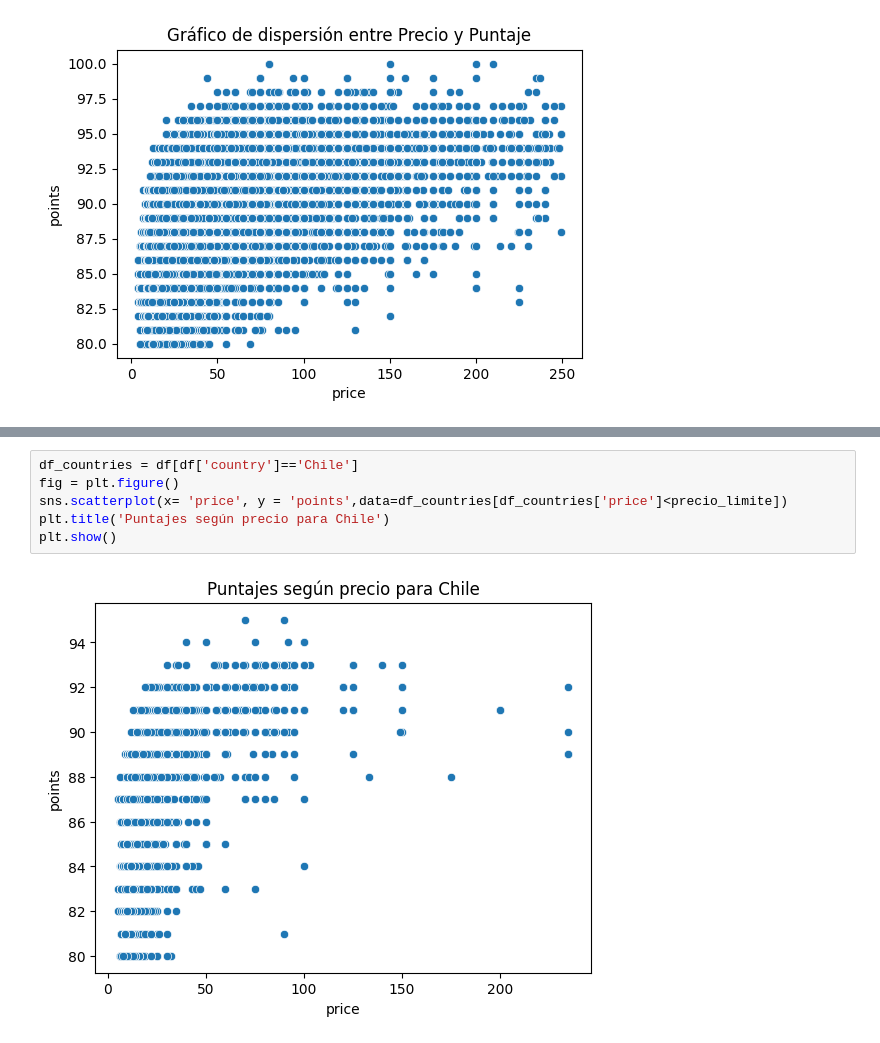
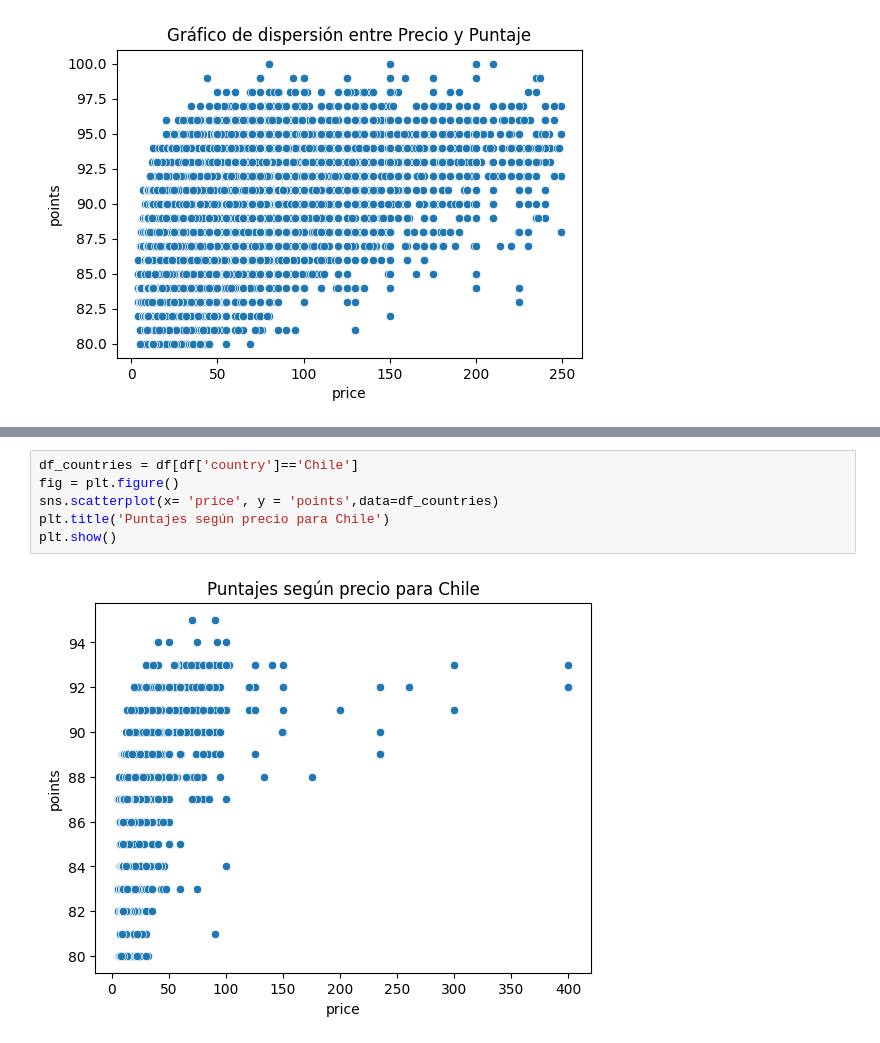
Before and after one commit to PaulaVillarS/ws-streamlit, a Jupyter notebook: Visualizaciones.ipynb, the cells around one changed output, grey strips where cells are left out. Cells and saved outputs as stored; diff of their text form.

Commit message:
visualizaciones update

```diff
--- a/Visualizaciones.ipynb
+++ b/Visualizaciones.ipynb
@@ -29,8 +38,8 @@ plt.show()
 # %%
 df_countries = df[df['country']=='Chile']
 fig = plt.figure()
-sns.scatterplot(x= 'price', y = 'points',data=df_countries[df_countries['price']<precio_limite])
+sns.scatterplot(x= 'price', y = 'points',data=df_countries)
 plt.title('Puntajes según precio para Chile')
 plt.show()
 # %% [output]
-[figure, old version]
+[figure, new version]
```
Also changed, not shown: parts of 2 cells of this notebook.
